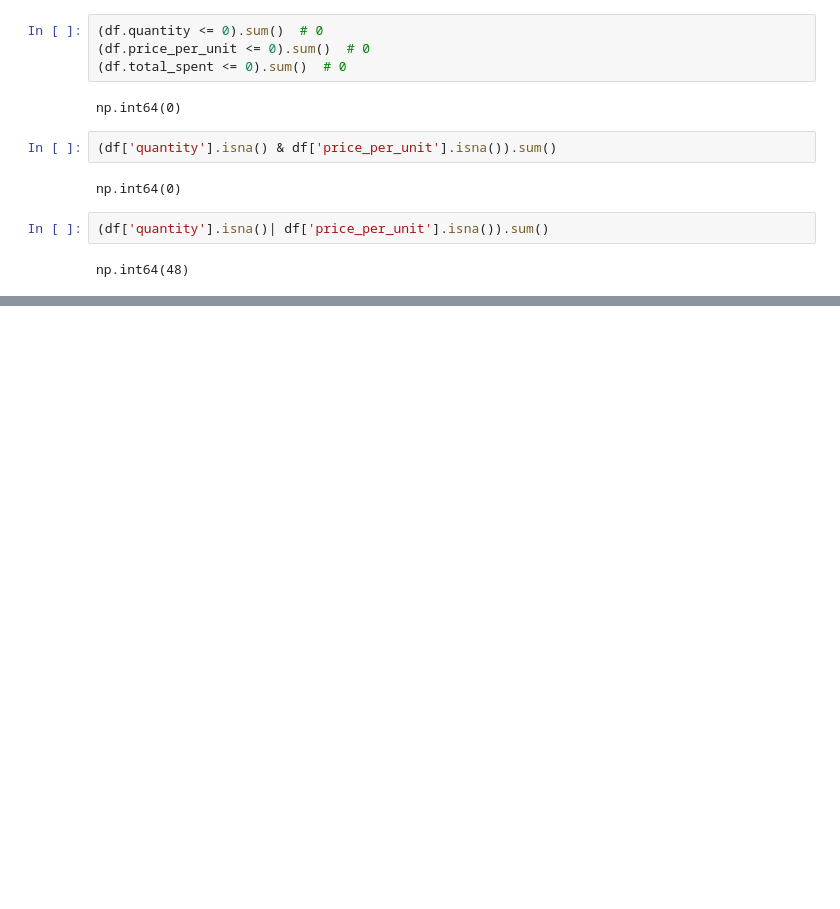
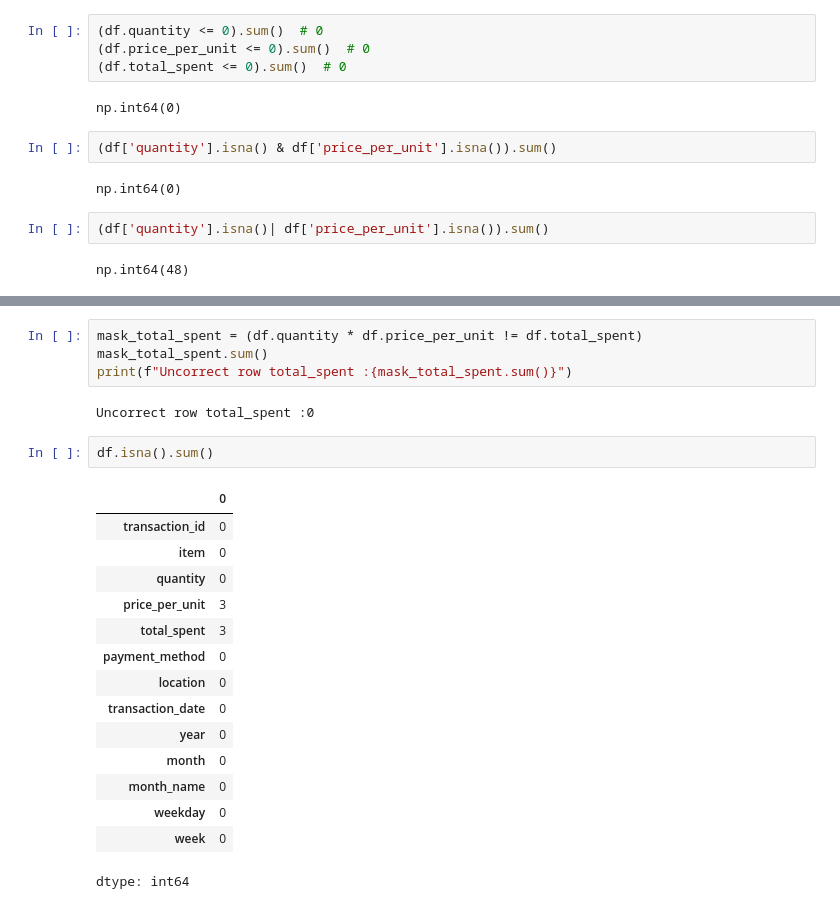
Before and after one commit to edik06031-rgb/Analysis_Cafe_Sales-, a Jupyter notebook: EDA_analysis_cafe_sales.ipynb, the cells around one changed output, grey strips where cells are left out. Drawn from its saved outputs; the diff is of its cells as text; blank space fills up the shorter version.

```diff
--- a/EDA_analysis_cafe_sales.ipynb
+++ b/EDA_analysis_cafe_sales.ipynb
@@ -480,0 +507,24 @@ np.int64(48)
+# %%
+mask_total_spent = (df.quantity * df.price_per_unit != df.total_spent)
+mask_total_spent.sum()
+print(f"Uncorrect row total_spent :{mask_total_spent.sum()}")
+# %% [output]
+Uncorrect row total_spent :0
+# %%
+df.isna().sum()
+# %% [output]
+|  | 0 |
+| transaction_id | 0 |
+| item | 0 |
+| quantity | 0 |
+| price_per_unit | 3 |
+| total_spent | 3 |
+| payment_method | 0 |
+| location | 0 |
+| transaction_date | 0 |
+| year | 0 |
+| month | 0 |
+| month_name | 0 |
+| weekday | 0 |
+| week | 0 |
+dtype: int64
```
Also changed, not shown: parts of 6 cells of this notebook.
